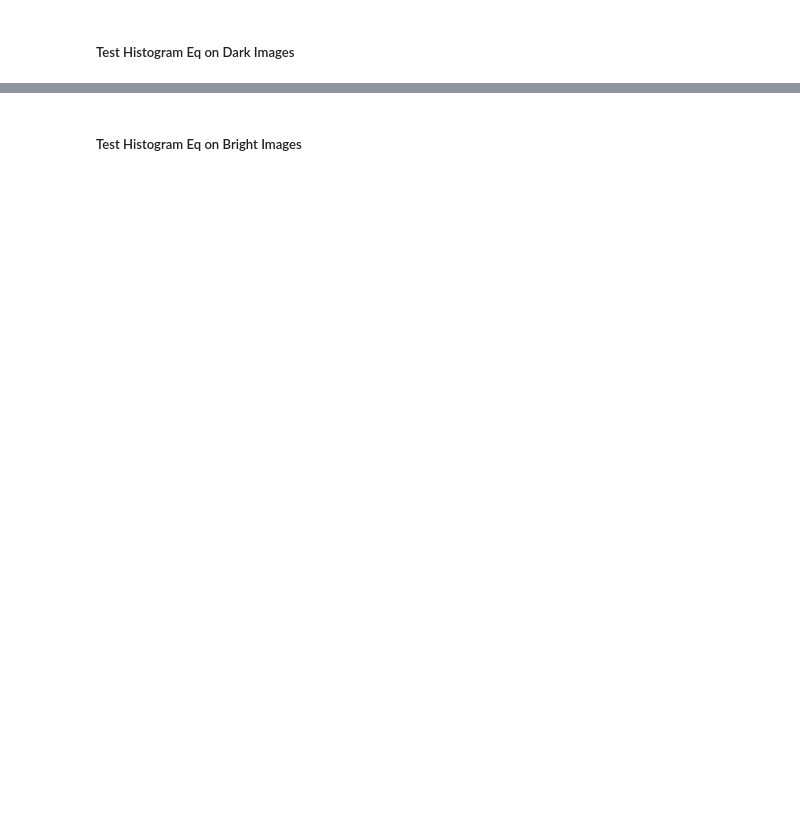
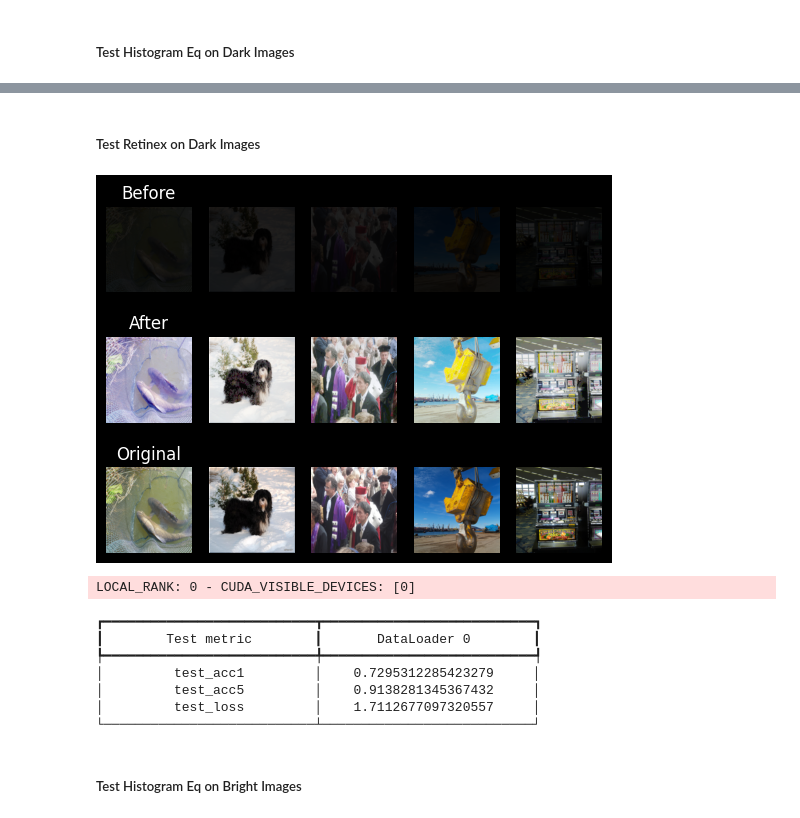
Before and after one commit to jjsuperpower/FIND, a Jupyter notebook: test_model.ipynb, the cells around one changed output, grey strips where cells are left out. Cells and saved outputs as stored; diff of their text form; code cells hidden in the pictures; blank space fills up the shorter version.

```diff
--- a/test_model.ipynb
+++ b/test_model.ipynb
@@ -57,3 +90,27 @@ result_dark_histeq = trainer.test(resnet50, imgnet_dark_histeq)
+# %% [markdown]
+##### Test Retinex on Dark Images
+# %%
+prep.reset_trans()
+imgnet_dark = prep.luminance(1/8).get_loader()
+imgnet_dark_retinex = prep.retinex('SSR', 100).get_loader()
+
+sample_dark = sample_imgs(imgnet_dark, preview_img_slice)
+sample_dark_retinex = sample_imgs(imgnet_dark_retinex, preview_img_slice)
+View.compare3_color(sample_dark, sample_dark_retinex, sample_orig)
+
+# test model on dark images and retinex
+# result_dark = trainer.test(resnet50, imgnet_dark)
+result_dark_retinex = trainer.test(resnet50, imgnet_dark_retinex)
+# %% [output]
+[figure, added]
+LOCAL_RANK: 0 - CUDA_VISIBLE_DEVICES: [0]
+┏━━━━━━━━━━━━━━━━━━━━━━━━━━━┳━━━━━━━━━━━━━━━━━━━━━━━━━━━┓
+┃        Test metric        ┃       DataLoader 0        ┃
+┡━━━━━━━━━━━━━━━━━━━━━━━━━━━╇━━━━━━━━━━━━━━━━━━━━━━━━━━━┩
+│         test_acc1         │    0.7295312285423279     │
+│         test_acc5         │    0.9138281345367432     │
+│         test_loss         │    1.7112677097320557     │
+└───────────────────────────┴───────────────────────────┘
 # %% [markdown]
 ##### Test Histogram Eq on Bright Images
 # %%
```
Also changed, not shown: parts of 10 cells of this notebook, 3 other files.
